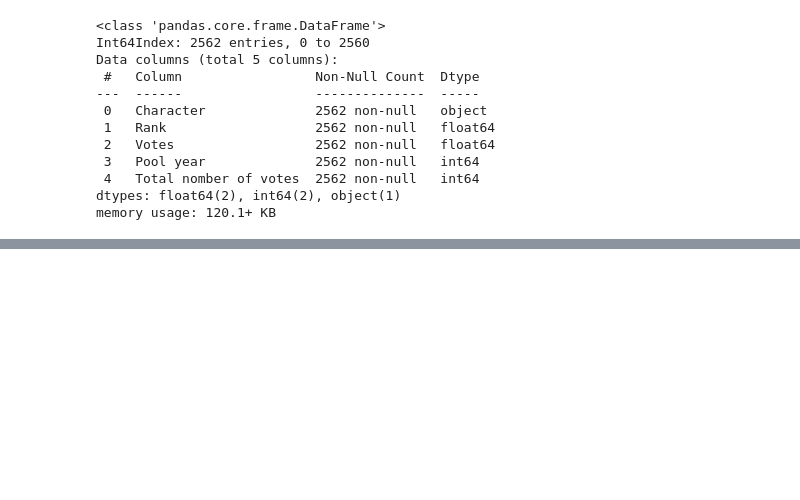
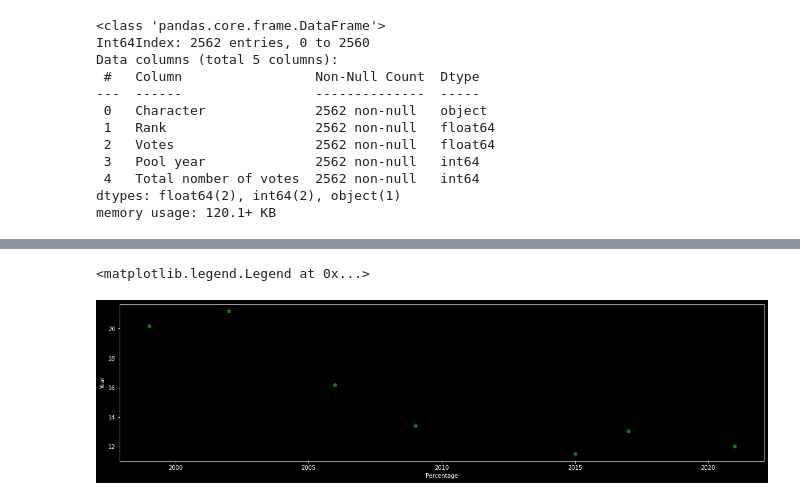
Before and after one commit to Chiheb-Edine-Zoghlemi/ONE_PIECE_DATA_ANALYZE, a Jupyter notebook: Project.ipynb, the cells around one changed output, grey strips where cells are left out. Drawn from its saved outputs; the diff is of its cells as text; code cells hidden in the pictures; blank space fills up the shorter version.

```diff
--- a/Project.ipynb
+++ b/Project.ipynb
@@ -395,0 +374,12 @@ See the caveats in the documentation: https://pandas.pydata.org/pandas-docs/stab
+# %%
+zoro_data = strawhat_data.loc[strawhat_data['Character'] == 'Roronoa Zoro']
+zoro_data
+plt.figure(figsize=(20,5))
+plt.scatter(zoro_data['Pool year'] ,zoro_data['percentage_from_total'], marker='o',color='green')
+plt.xlabel('Percentage')
+plt.ylabel('Year')
+ax.set_title('Zoro  votes percentage from the total of votes')
+ax.legend()
+# %% [output]
+<matplotlib.legend.Legend at 0x...>
+[figure, added]
```
Also changed, not shown: parts of 16 cells of this notebook.
